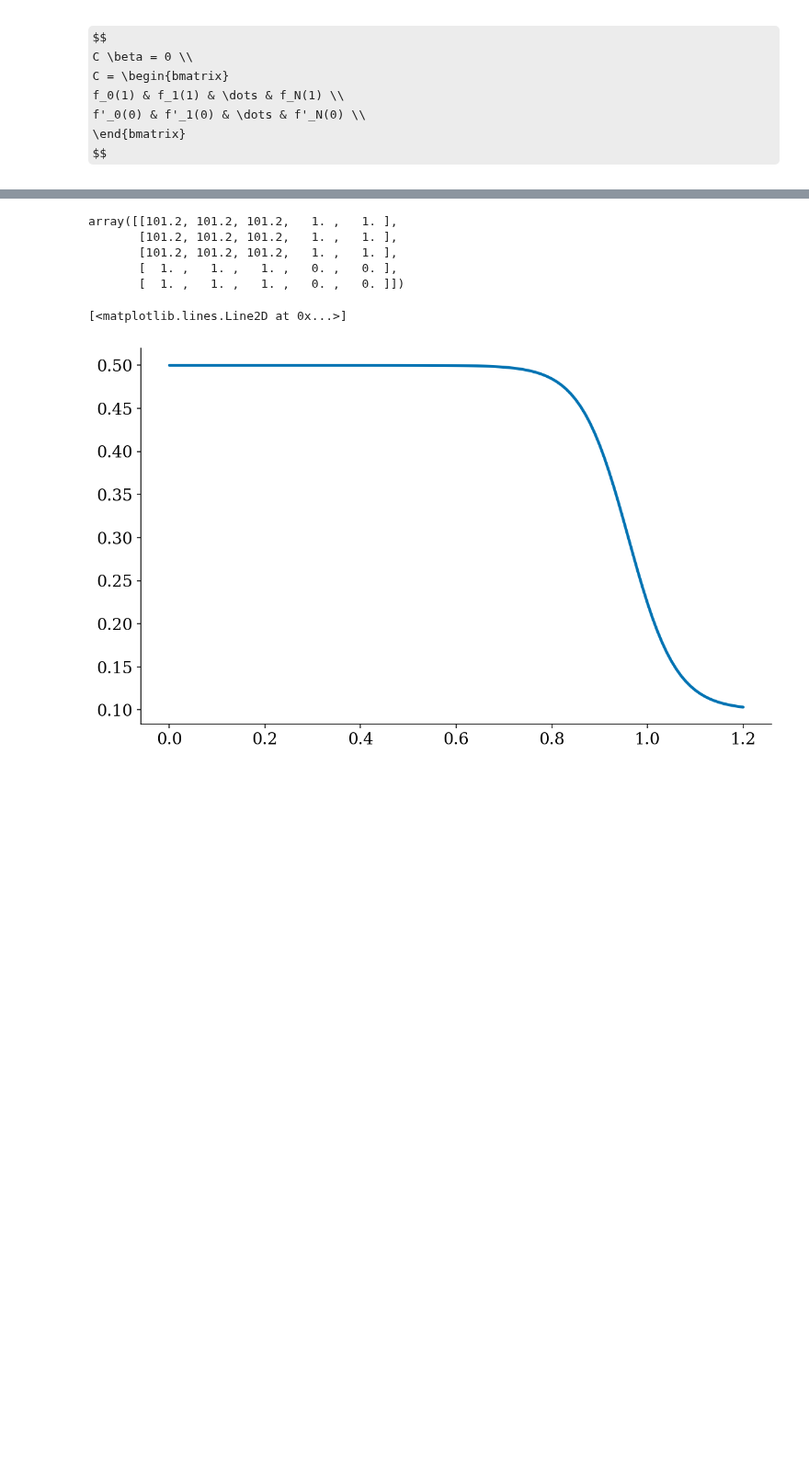
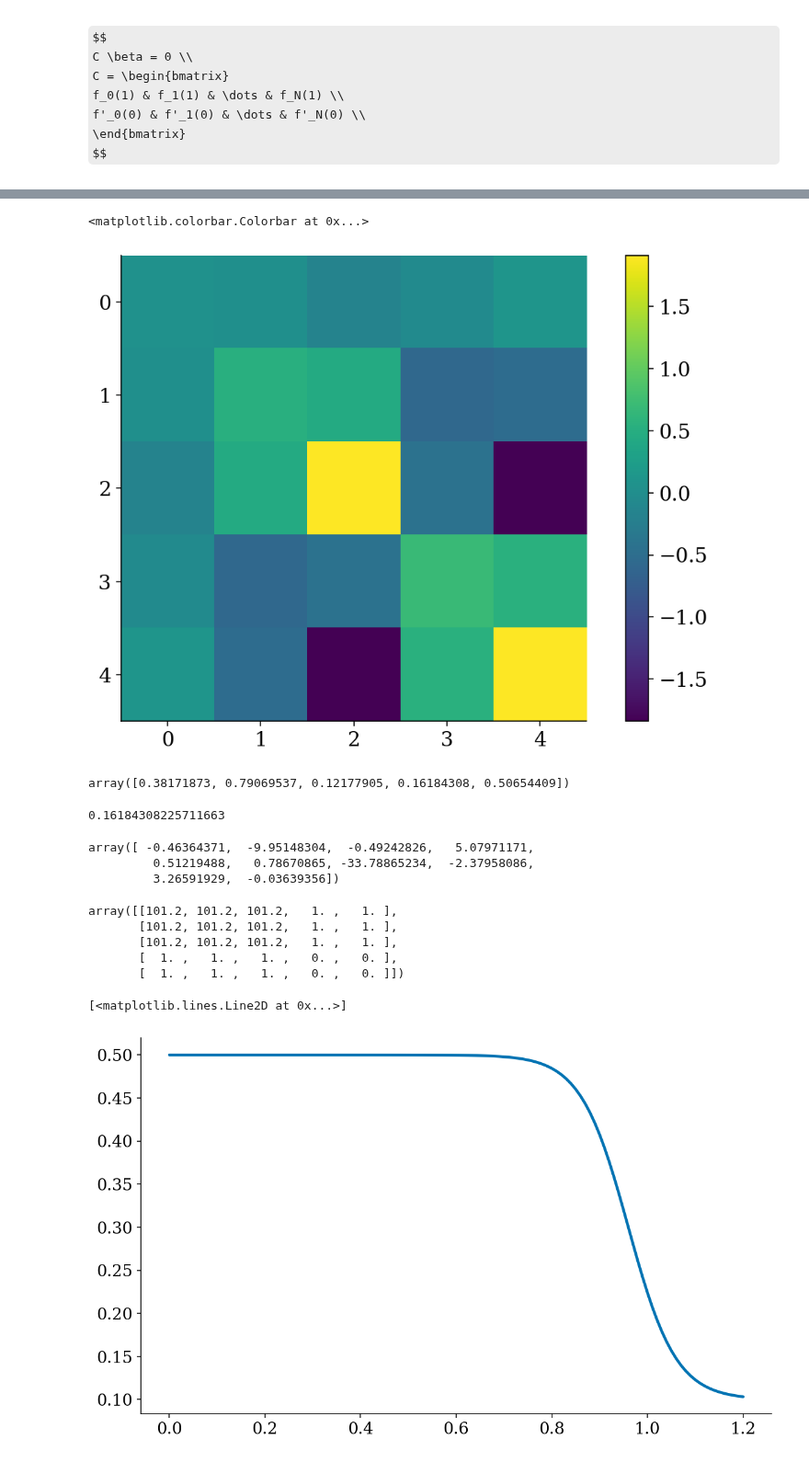
Before and after one commit to PlasmaControl/plasma-profile-predictor, a Jupyter notebook: notebooks/prototyping-profile_fitting.ipynb, the cells around one changed output, grey strips where cells are left out. Shown at 92% size. Saved outputs shown, nothing was run; the diff lists cells and outputs as text; code cells hidden in the pictures; some formulas as TeX source; blank space fills up the shorter version.

```diff
--- a/notebooks/prototyping-profile_fitting.ipynb
+++ b/notebooks/prototyping-profile_fitting.ipynb
@@ -131,3 +245,23 @@ $$
+# %%
+plt.imshow(Mwls)
+plt.colorbar()
+# %% [output]
+<matplotlib.colorbar.Colorbar at 0x...>
+[figure, added]
+# %%
+x
+# %% [output]
+array([0.38171873, 0.79069537, 0.12177905, 0.16184308, 0.50654409])
+# %%
+x[~1]
+# %% [output]
+0.16184308225711663
+# %%
+np.mean(betas,axis=1)
+# %% [output]
+array([ -0.46364371,  -9.95148304,  -0.49242826,   5.07971171,
+         0.51219488,   0.78670865, -33.78865234,  -2.37958086,
+         3.26591929,  -0.03639356])
 # %%
 with open(os.path.expanduser('~/plasma-profile-predictor/pca_fitters.pkl'),'rb') as f:
     full_pca_fitter = pickle.load(f, encoding='latin1')
```
Also changed, not shown: parts of 17 cells of this notebook.
